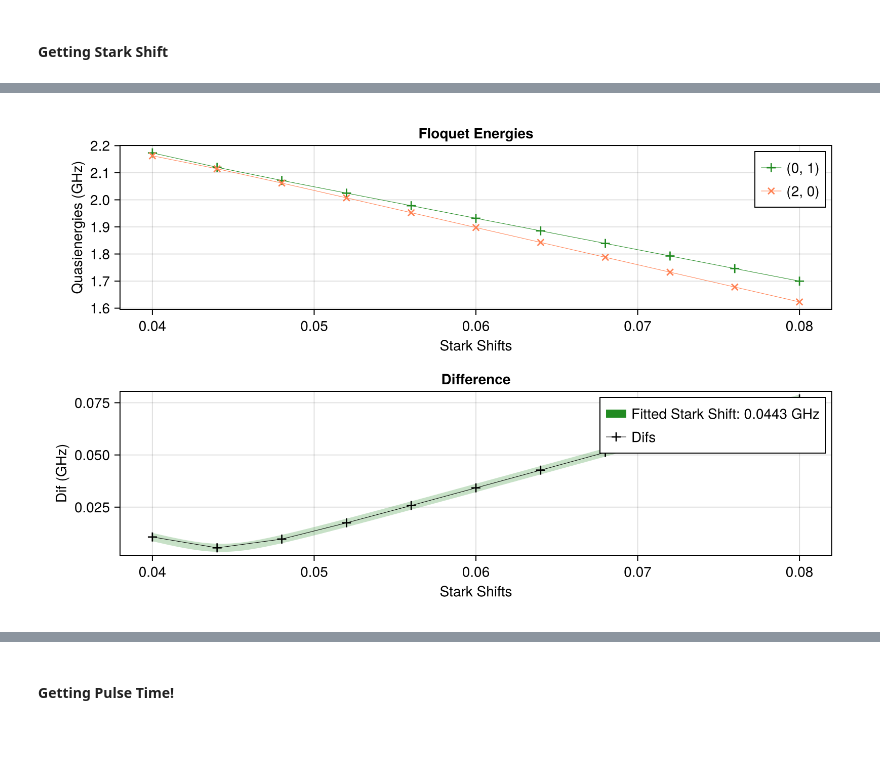
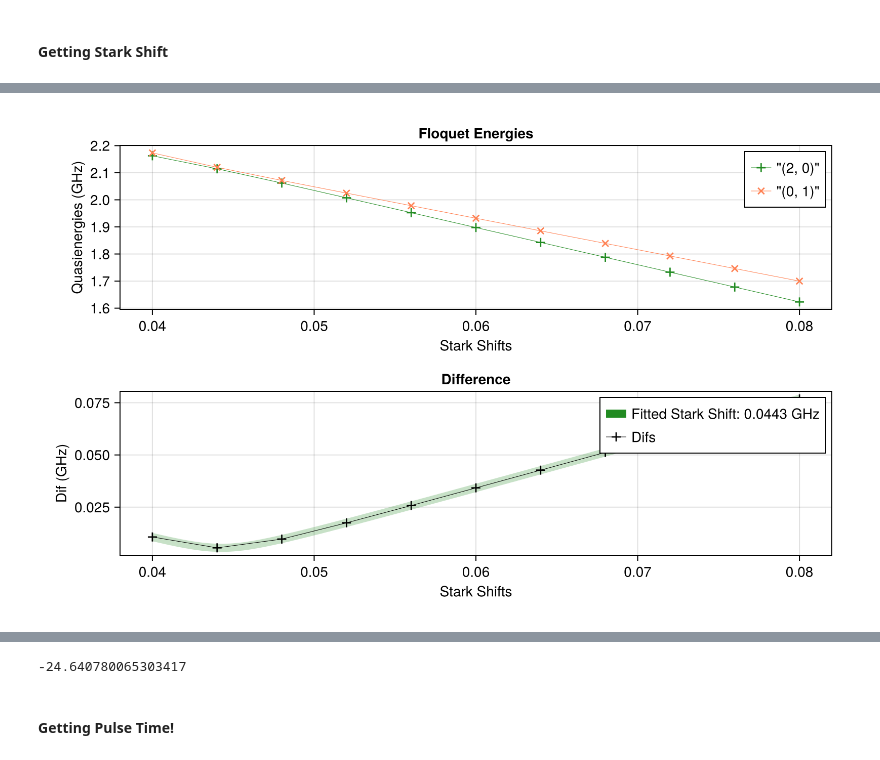
Before and after one commit to Gavin-Rockwood/SuperconductingCavities, a Jupyter notebook: Demo/Demo.ipynb, the cells around one changed output, grey strips where cells are left out. Cells and saved outputs as stored; diff of their text form; code cells hidden in the pictures.

```diff
--- a/Demo/Demo.ipynb
+++ b/Demo/Demo.ipynb
@@ -67,7 +70,7 @@ TwoModes = SC.Transmon_Resonators_Constructor(Eᶜ, Eʲ, Eᵒˢᶜs, gs, Nₜ, N
 # %% [markdown]
 ### Importing Model
 # %%
-Mode3 = SC.Transmon_Resonators_Loader("ModelSaves/Mode3/Mode3.json");
+Mode3 = SC.Circuits.Transmon_Resonators.load("ModelSaves/Mode3/Mode3.json");
 # %%
 Mode3.Stuff["op_drive_params"]["sb_f_0_4pi_f_3"]["Envelope Args"]
 # %% [output]
@@ -169,4 +175,4 @@ Dict{Any, Any} with 3 entries:
 # %%
 ψ = Mode3.dressed_states[(0,0)]
 ρ = ψ*ψ'
-SC.RunPulseSequence(Mode3, ρ, ["q_g_0"], c_ops = [], run_name = "Demo_Run_With_Out_Loss_"*string(now()))
+SC.Dynamics.RunPulseSequence(Mode3, ρ, ["q_g_0"], c_ops = [], run_name = "Demo_Run_With_Out_Loss_"*string(now()))
@@ -173,2 +184,2 @@ SC.RunPulseSequence(Mode3, ρ, ["q_g_0"], c_ops = [], run_name = "Demo_Run_With_
 # %%
-SC.RunPulseSequence(Mode3, ρ, Mode3.Stuff["Drive Sequences"]["Binomial_Code"], c_ops = collect(values(Mode3.CandD_Ops)), run_name = "Demo_Run_With_Loss_"*string(now()))
+SC.Dynamics.RunPulseSequence(Mode3, ρ, Mode3.Stuff["Drive_Sequences"]["Binomial_Encoding"], c_ops = collect(values(Mode3.CandD_Ops)), run_name = "Demo_Run_With_Loss_"*string(now()))
@@ -181,12 +197,12 @@ Lets look for a $|f0\rangle\to |g1\rangle$ sideband with $\epsilon = 0.8$
 # %%
 ε = 0.8
 
-drive_op = Mode3.n̂ₜ
+drive_op = Mode3.n̂ₜ;
 
-state1 = (2,0)
-state2 = (0,1)
+state1 = (2,0);
+state2 = (0,1);
 
 stark_shift_list = collect(LinRange(0.04, 0.08, 11));
 
-stark_shift_res = SC.FindStarkShift(Mode3, Mode3.n̂ₜ, state1, state2, ε, stark_shift_list)
+stark_shift_res = SC.Dynamics.FindStarkShift(Mode3, state1, state2, ε, stark_shift_list)
 # %% [output]
@@ -198,2 +214,2 @@ stark_shift_res = SC.FindStarkShift(Mode3, Mode3.n̂ₜ, state1, state2, ε, sta
-[figure, old version]
+[figure, new version]
 2-element Vector{Float64}:
@@ -202,3 +218,7 @@ stark_shift_res = SC.FindStarkShift(Mode3, Mode3.n̂ₜ, state1, state2, ε, sta
+# %%
+Mode3.dressed_energies[(0,0)]
+# %% [output]
+-24.640780065303417
 # %% [markdown]
 #### Getting Pulse Time!
 # %%
```
Also changed, not shown: parts of 15 cells of this notebook, 18 other files.
